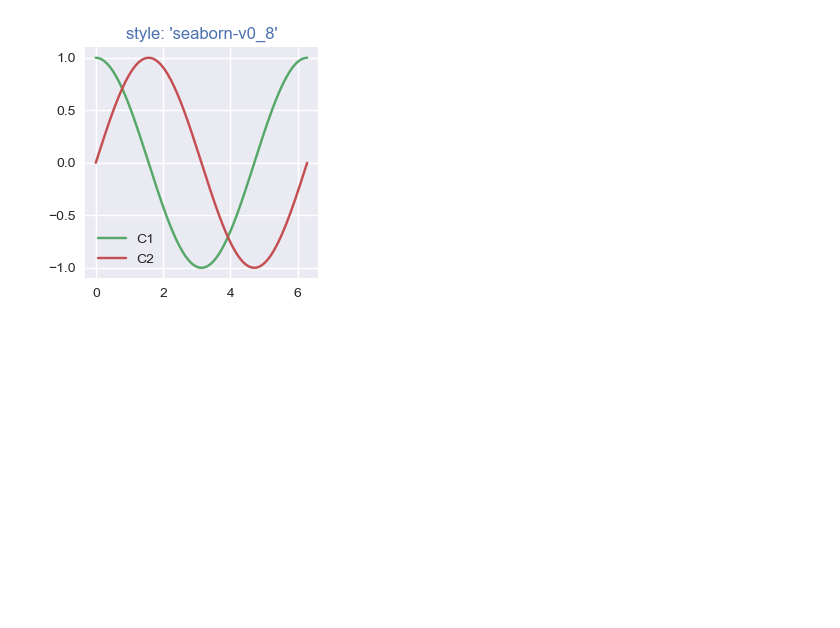
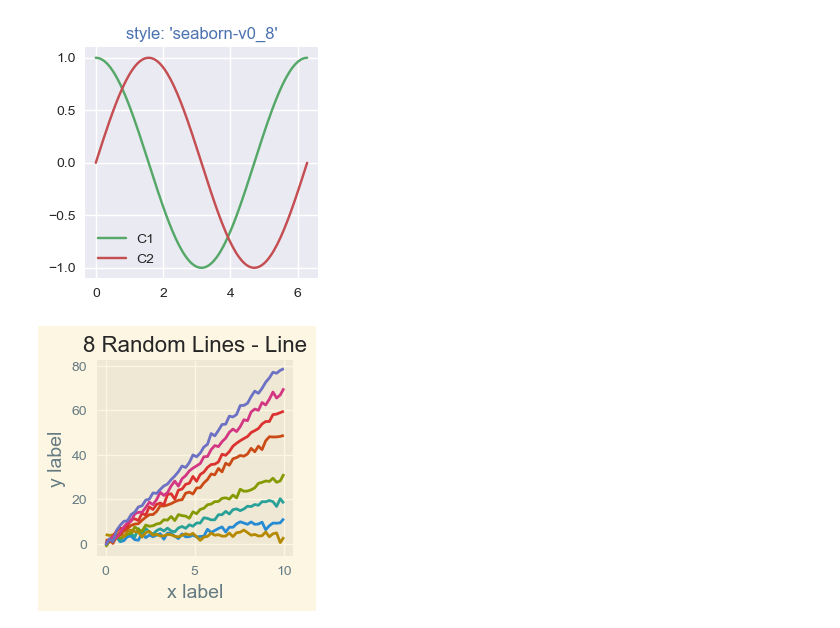
Before and after one commit to Nikit-V-Mitic/Python-Testing, a Jupyter notebook: MatPlotLibSheet.ipynb, the cells around one changed output. Drawn from its saved outputs; the diff is of its cells as text; code cells hidden in the pictures; blank space fills up the shorter version.

Commit message:
Example of a full sheet style (Solarized)

```diff
--- a/MatPlotLibSheet.ipynb
+++ b/MatPlotLibSheet.ipynb
@@ -307,3 +307,29 @@ demo('seaborn-v0_8')
 # %% [output]
 [figure]
 [figure]
+# %%
+import matplotlib.pyplot as plt
+import numpy as np
+
+
+# Fixing random state for reproducibility
+np.random.seed(19680801)
+
+x = np.linspace(0, 10)
+with plt.style.context('Solarize_Light2'):
+    plt.plot(x, np.sin(x) + x + np.random.randn(50))
+    plt.plot(x, np.sin(x) + 2 * x + np.random.randn(50))
+    plt.plot(x, np.sin(x) + 3 * x + np.random.randn(50))
+    plt.plot(x, np.sin(x) + 4 + np.random.randn(50))
+    plt.plot(x, np.sin(x) + 5 * x + np.random.randn(50))
+    plt.plot(x, np.sin(x) + 6 * x + np.random.randn(50))
+    plt.plot(x, np.sin(x) + 7 * x + np.random.randn(50))
+    plt.plot(x, np.sin(x) + 8 * x + np.random.randn(50))
+    # Number of accent colors in the color scheme
+    plt.title('8 Random Lines - Line')
+    plt.xlabel('x label', fontsize=14)
+    plt.ylabel('y label', fontsize=14)
+
+plt.show()
+# %% [output]
+[figure, added]
```
